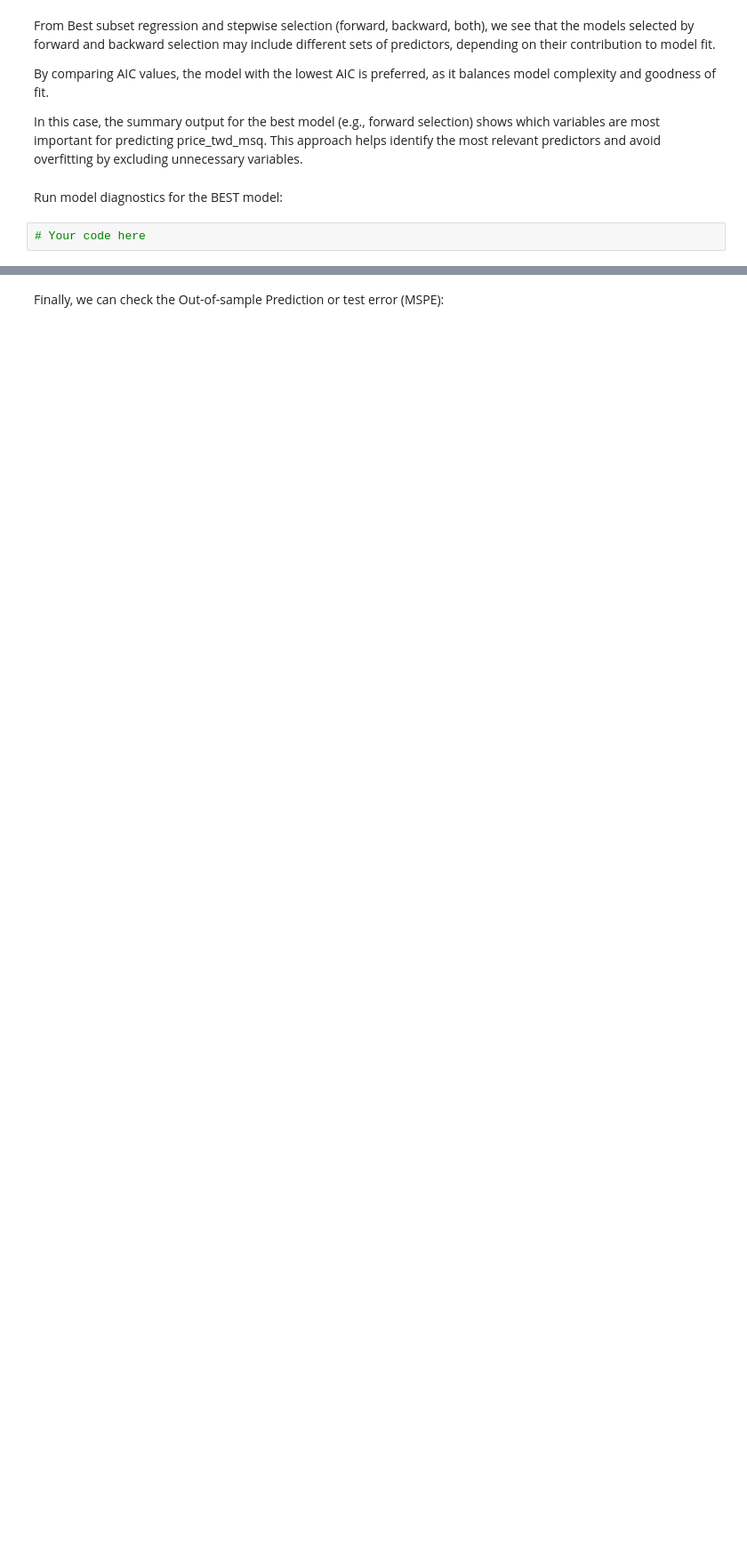
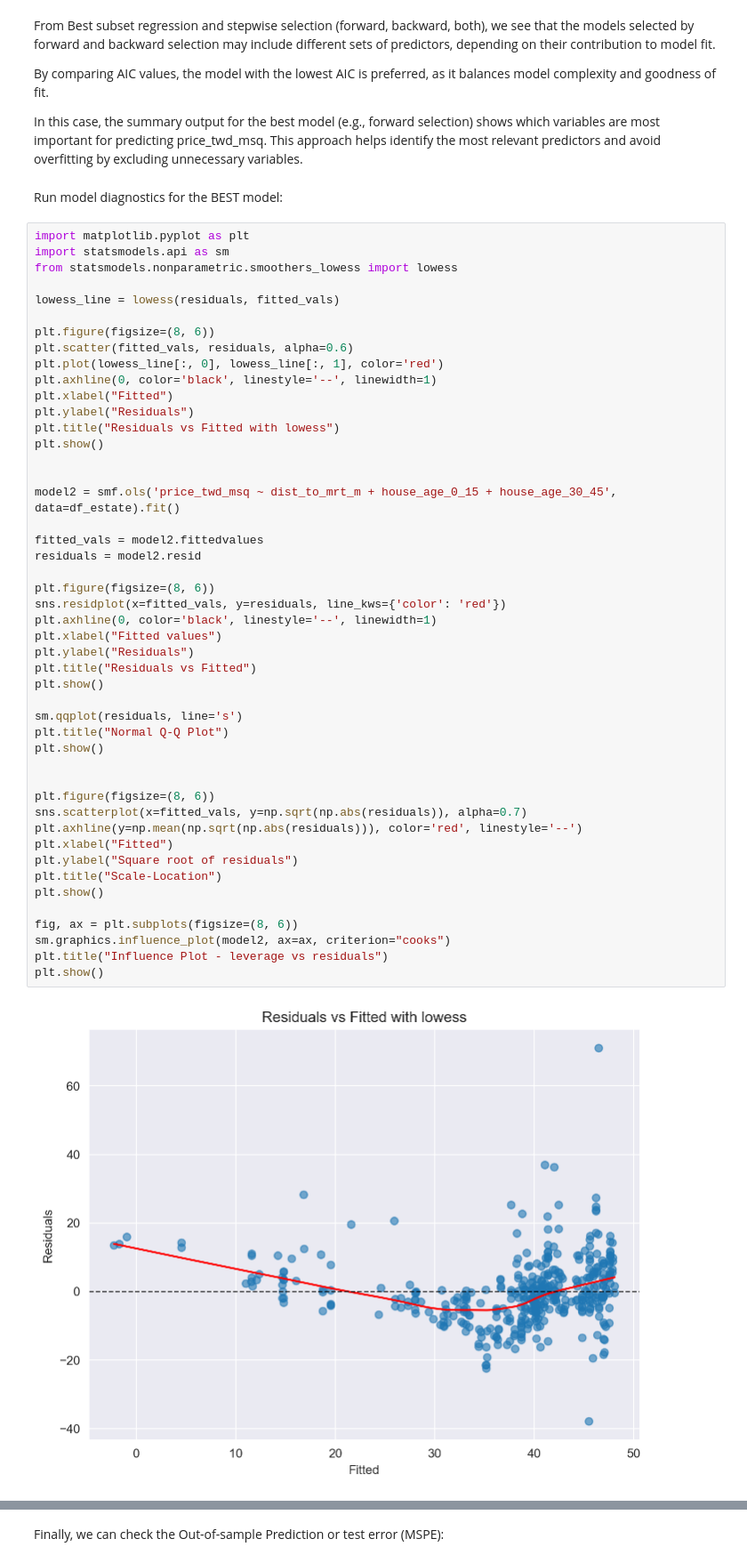
Before and after one commit to WeronikaUlasiuk/DS_2025, a Jupyter notebook: Exercise10.ipynb, the cells around one changed output, grey strips where cells are left out. Shown at 89% size. Cells and saved outputs as stored; diff of their text form; blank space fills up the shorter version.

```diff
--- a/Exercise10.ipynb
+++ b/Exercise10.ipynb
@@ -558,4 +558,51 @@ In this case, the summary output for the best model (e.g., forward selection) sh
 # %% [markdown]
 Run model diagnostics for the BEST model:
 # %%
-# Your code here
+import matplotlib.pyplot as plt
+import statsmodels.api as sm
+from statsmodels.nonparametric.smoothers_lowess import lowess
+
+lowess_line = lowess(residuals, fitted_vals)
+
+plt.figure(figsize=(8, 6))
+plt.scatter(fitted_vals, residuals, alpha=0.6)
+plt.plot(lowess_line[:, 0], lowess_line[:, 1], color='red')
+plt.axhline(0, color='black', linestyle='--', linewidth=1)
+plt.xlabel("Fitted")
+plt.ylabel("Residuals")
+plt.title("Residuals vs Fitted with lowess")
+plt.show()
+
+
+model2 = smf.ols('price_twd_msq ~ dist_to_mrt_m + house_age_0_15 + house_age_30_45', data=df_estate).fit()
+
+fitted_vals = model2.fittedvalues
+residuals = model2.resid
+
+plt.figure(figsize=(8, 6))
+sns.residplot(x=fitted_vals, y=residuals, line_kws={'color': 'red'})
+plt.axhline(0, color='black', linestyle='--', linewidth=1)
+plt.xlabel("Fitted values")
+plt.ylabel("Residuals")
+plt.title("Residuals vs Fitted")
+plt.show()
+
+sm.qqplot(residuals, line='s')
+plt.title("Normal Q-Q Plot")
+plt.show()
+
+
+plt.figure(figsize=(8, 6))
+sns.scatterplot(x=fitted_vals, y=np.sqrt(np.abs(residuals)), alpha=0.7)
+plt.axhline(y=np.mean(np.sqrt(np.abs(residuals))), color='red', linestyle='--')
+plt.xlabel("Fitted")
+plt.ylabel("Square root of residuals")
+plt.title("Scale-Location")
+plt.show()
+
+fig, ax = plt.subplots(figsize=(8, 6))
+sm.graphics.influence_plot(model2, ax=ax, criterion="cooks")
+plt.title("Influence Plot - leverage vs residuals")
+plt.show()
+# %% [output]
+[figure, added]
```
Also changed, not shown: parts of 1 cell of this notebook.
